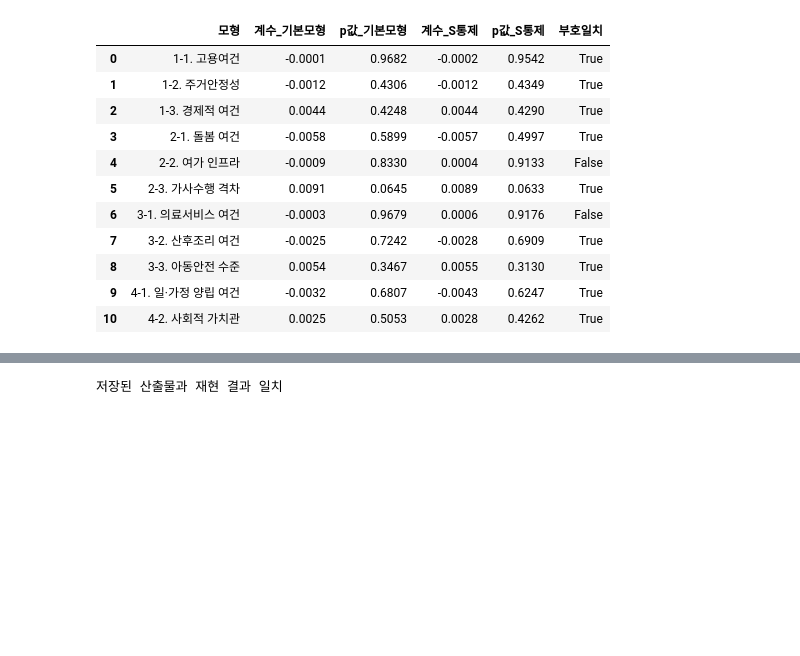
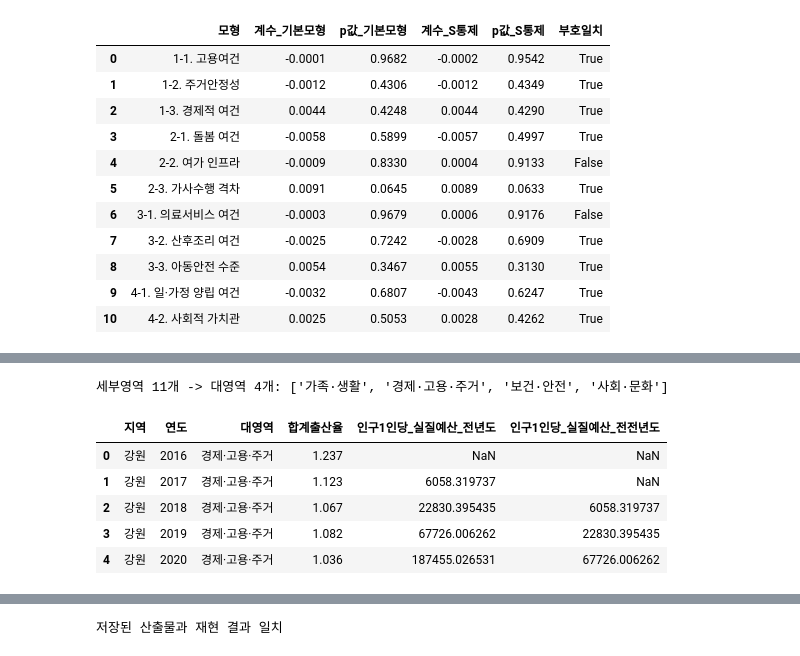
Before and after one commit to JungYeoni/yumocha, a Jupyter notebook: notebooks/20260807_REG_재정대응_TFR_관련성_분석_모형C.ipynb, the cells around one changed output, grey strips where cells are left out. Cells and saved outputs as stored; diff of their text form; code cells hidden in the pictures; blank space fills up the shorter version.

```diff
--- a/notebooks/20260807_REG_재정대응_TFR_관련성_분석_모형C.ipynb
+++ b/notebooks/20260807_REG_재정대응_TFR_관련성_분석_모형C.ipynb
@@ -250,0 +267,37 @@ comparison_control.round(4)
+# %%
+from scripts.run_major_category_fiscal_tfr_regression import (
+    aggregate_to_major_category,
+    build_major_category_mapping,
+    run_mutually_controlled_model,
+)
+
+STRUCTURAL_SUBCATEGORY_PATH = (
+    REPO_ROOT
+    / "data"
+    / "processed"
+    / "structural_index"
+    / "structural_index_pooled_subcategory_scores.csv"
+)
+MAJOR_CATEGORY_RESULT_PATH = (
+    REPO_ROOT
+    / "data"
+    / "processed"
+    / "analysis"
+    / "2016-2024_대영역별_재정_TFR_비교_고정효과_결과.csv"
+)
+
+structural_scores = pd.read_csv(STRUCTURAL_SUBCATEGORY_PATH)
+category_map = build_major_category_mapping(structural_scores)
+aggregated = aggregate_to_major_category(sample, category_map)
+categories = sorted(set(category_map.values()))
+
+print(f"세부영역 11개 -> 대영역 {len(categories)}개: {categories}")
+aggregated.head()
+# %% [output]
+세부영역 11개 -> 대영역 4개: ['가족·생활', '경제·고용·주거', '보건·안전', '사회·문화']
+|  | 지역 | 연도 | 대영역 | 합계출산율 | 인구1인당_실질예산_전년도 | 인구1인당_실질예산_전전년도 |
+| 0 | 강원 | 2016 | 경제·고용·주거 | 1.237 | NaN | NaN |
+| 1 | 강원 | 2017 | 경제·고용·주거 | 1.123 | 6058.319737 | NaN |
+| 2 | 강원 | 2018 | 경제·고용·주거 | 1.067 | 22830.395435 | 6058.319737 |
+| 3 | 강원 | 2019 | 경제·고용·주거 | 1.082 | 67726.006262 | 22830.395435 |
+| 4 | 강원 | 2020 | 경제·고용·주거 | 1.036 | 187455.026531 | 67726.006262 |
```
Also changed, not shown: parts of 7 cells of this notebook, 4 other files.
